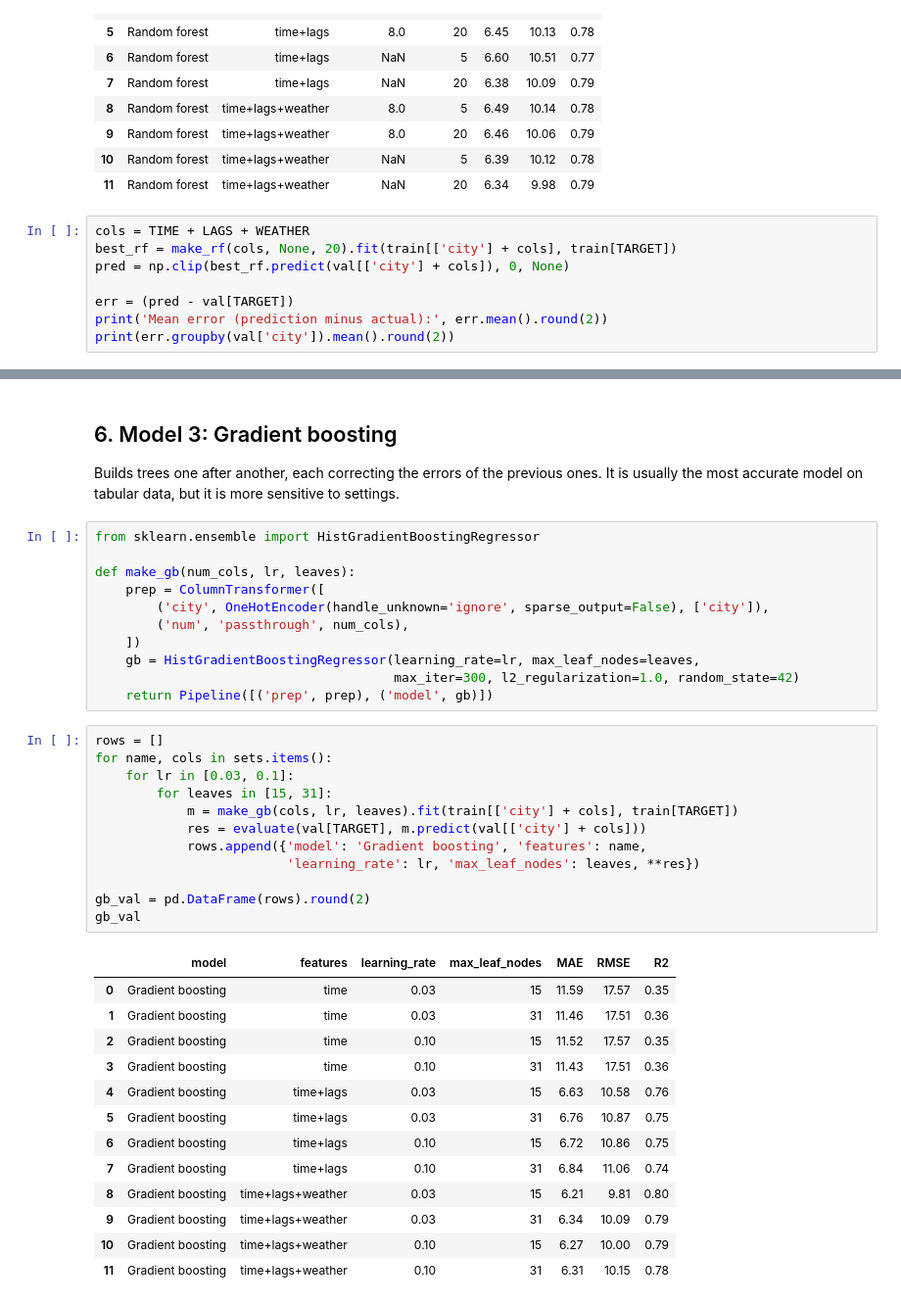
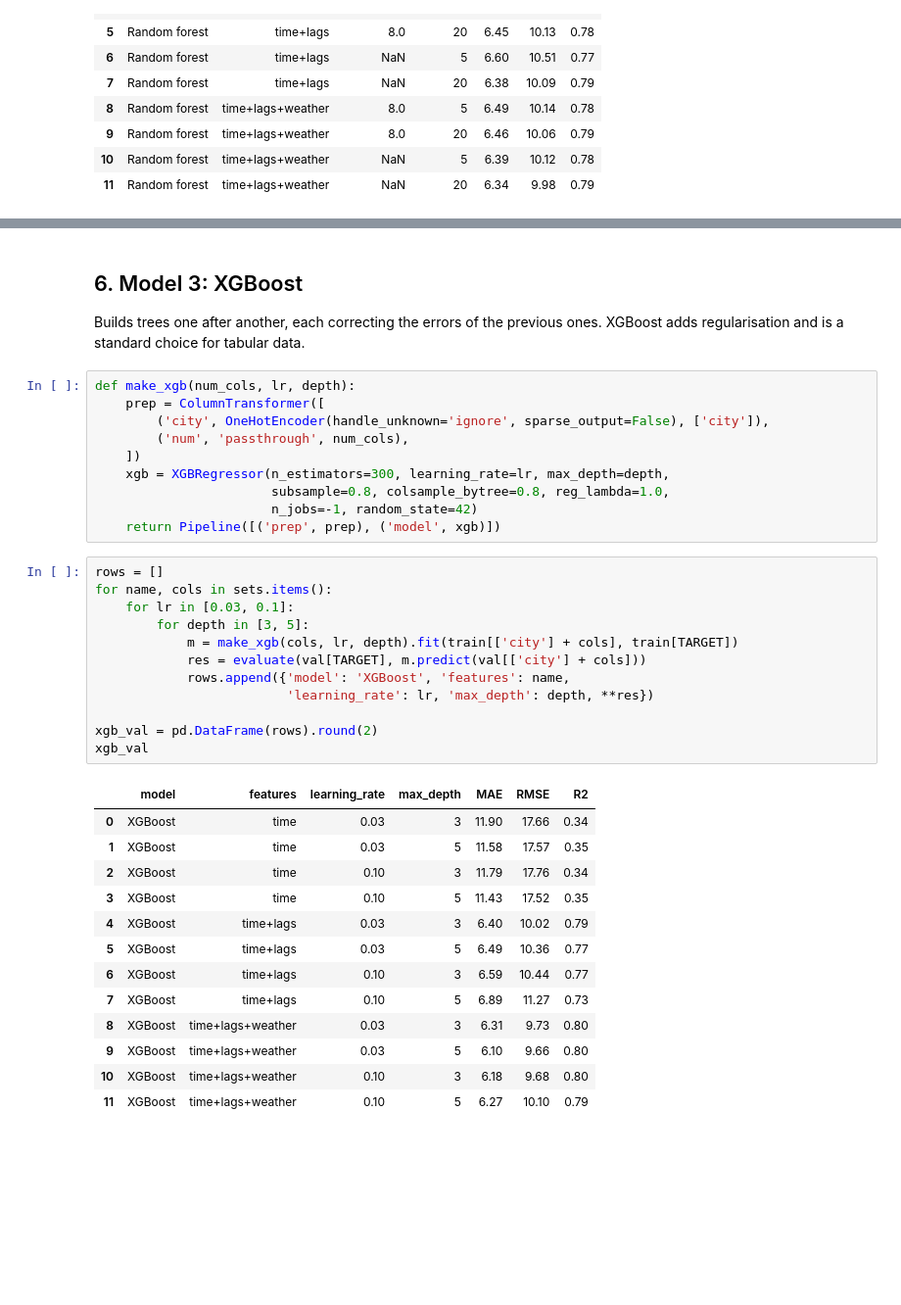
Before and after one commit to NatalyaKim21/bikeflow, a Jupyter notebook: notebooks/04_modelling.ipynb, the cells around one changed output, grey strips where cells are left out. Shown at 98% size. Cells and saved outputs as stored; diff of their text form; blank space fills up the shorter version.

Commit message:
Model: changed model, added model comparison, hyperparameter tuning, evaluation and error analysis

```diff
--- a/notebooks/04_modelling.ipynb
+++ b/notebooks/04_modelling.ipynb
@@ -119,11 +119,3 @@ rf_val
 | 9 | Random forest | time+lags+weather | 8.0 | 20 | 6.46 | 10.06 | 0.79 |
 | 10 | Random forest | time+lags+weather | NaN | 5 | 6.39 | 10.12 | 0.78 |
 | 11 | Random forest | time+lags+weather | NaN | 20 | 6.34 | 9.98 | 0.79 |
-# %%
-cols = TIME + LAGS + WEATHER
-best_rf = make_rf(cols, None, 20).fit(train[['city'] + cols], train[TARGET])
-pred = np.clip(best_rf.predict(val[['city'] + cols]), 0, None)
-
-err = (pred - val[TARGET])
-print('Mean error (prediction minus actual):', err.mean().round(2))
-print(err.groupby(val['city']).mean().round(2))
@@ -161,40 +122,39 @@ Ostrava             64.99     40.37 -6.31                 -15.6
 # %% [markdown]
-## 6. Model 3: Gradient boosting
-Builds trees one after another, each correcting the errors of the previous ones. It is usually the most accurate model on tabular data, but it is more sensitive to settings.
+## 6. Model 3: XGBoost
+Builds trees one after another, each correcting the errors of the previous ones. XGBoost adds regularisation and is a standard choice for tabular data.
 # %%
-from sklearn.ensemble import HistGradientBoostingRegressor
-
-def make_gb(num_cols, lr, leaves):
+def make_xgb(num_cols, lr, depth):
     prep = ColumnTransformer([
         ('city', OneHotEncoder(handle_unknown='ignore', sparse_output=False), ['city']),
         ('num', 'passthrough', num_cols),
     ])
-    gb = HistGradientBoostingRegressor(learning_rate=lr, max_leaf_nodes=leaves,
-                                       max_iter=300, l2_regularization=1.0, random_state=42)
-    return Pipeline([('prep', prep), ('model', gb)])
+    xgb = XGBRegressor(n_estimators=300, learning_rate=lr, max_depth=depth,
+                       subsample=0.8, colsample_bytree=0.8, reg_lambda=1.0,
+                       n_jobs=-1, random_state=42)
+    return Pipeline([('prep', prep), ('model', xgb)])
 # %%
 rows = []
 for name, cols in sets.items():
     for lr in [0.03, 0.1]:
-        for leaves in [15, 31]:
-            m = make_gb(cols, lr, leaves).fit(train[['city'] + cols], train[TARGET])
+        for depth in [3, 5]:
+            m = make_xgb(cols, lr, depth).fit(train[['city'] + cols], train[TARGET])
             res = evaluate(val[TARGET], m.predict(val[['city'] + cols]))
-            rows.append({'model': 'Gradient boosting', 'features': name,
-                         'learning_rate': lr, 'max_leaf_nodes': leaves, **res})
+            rows.append({'model': 'XGBoost', 'features': name,
+                         'learning_rate': lr, 'max_depth': depth, **res})
 
-gb_val = pd.DataFrame(rows).round(2)
-gb_val
+xgb_val = pd.DataFrame(rows).round(2)
+xgb_val
 # %% [output]
-|  | model | features | learning_rate | max_leaf_nodes | MAE | RMSE | R2 |
-| 0 | Gradient boosting | time | 0.03 | 15 | 11.59 | 17.57 | 0.35 |
-| 1 | Gradient boosting | time | 0.03 | 31 | 11.46 | 17.51 | 0.36 |
-| 2 | Gradient boosting | time | 0.10 | 15 | 11.52 | 17.57 | 0.35 |
-| 3 | Gradient boosting | time | 0.10 | 31 | 11.43 | 17.51 | 0.36 |
-| 4 | Gradient boosting | time+lags | 0.03 | 15 | 6.63 | 10.58 | 0.76 |
-| 5 | Gradient boosting | time+lags | 0.03 | 31 | 6.76 | 10.87 | 0.75 |
-| 6 | Gradient boosting | time+lags | 0.10 | 15 | 6.72 | 10.86 | 0.75 |
-| 7 | Gradient boosting | time+lags | 0.10 | 31 | 6.84 | 11.06 | 0.74 |
-| 8 | Gradient boosting | time+lags+weather | 0.03 | 15 | 6.21 | 9.81 | 0.80 |
-| 9 | Gradient boosting | time+lags+weather | 0.03 | 31 | 6.34 | 10.09 | 0.79 |
-| 10 | Gradient boosting | time+lags+weather | 0.10 | 15 | 6.27 | 10.00 | 0.79 |
-| 11 | Gradient boosting | time+lags+weather | 0.10 | 31 | 6.31 | 10.15 | 0.78 |
+|  | model | features | learning_rate | max_depth | MAE | RMSE | R2 |
+| 0 | XGBoost | time | 0.03 | 3 | 11.90 | 17.66 | 0.34 |
+| 1 | XGBoost | time | 0.03 | 5 | 11.58 | 17.57 | 0.35 |
+| 2 | XGBoost | time | 0.10 | 3 | 11.79 | 17.76 | 0.34 |
+| 3 | XGBoost | time | 0.10 | 5 | 11.43 | 17.52 | 0.35 |
+| 4 | XGBoost | time+lags | 0.03 | 3 | 6.40 | 10.02 | 0.79 |
+| 5 | XGBoost | time+lags | 0.03 | 5 | 6.49 | 10.36 | 0.77 |
+| 6 | XGBoost | time+lags | 0.10 | 3 | 6.59 | 10.44 | 0.77 |
+| 7 | XGBoost | time+lags | 0.10 | 5 | 6.89 | 11.27 | 0.73 |
+| 8 | XGBoost | time+lags+weather | 0.03 | 3 | 6.31 | 9.73 | 0.80 |
+| 9 | XGBoost | time+lags+weather | 0.03 | 5 | 6.10 | 9.66 | 0.80 |
+| 10 | XGBoost | time+lags+weather | 0.10 | 3 | 6.18 | 9.68 | 0.80 |
+| 11 | XGBoost | time+lags+weather | 0.10 | 5 | 6.27 | 10.10 | 0.79 |
```
Also changed, not shown: parts of 21 cells of this notebook, 1 other file.
